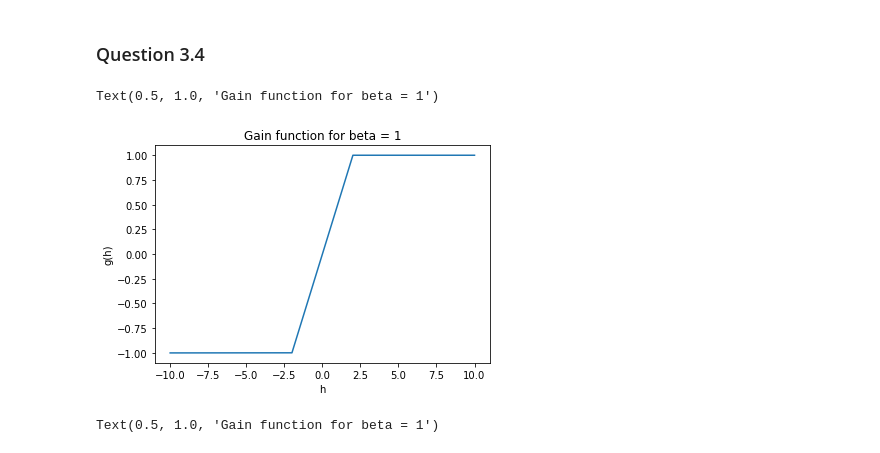
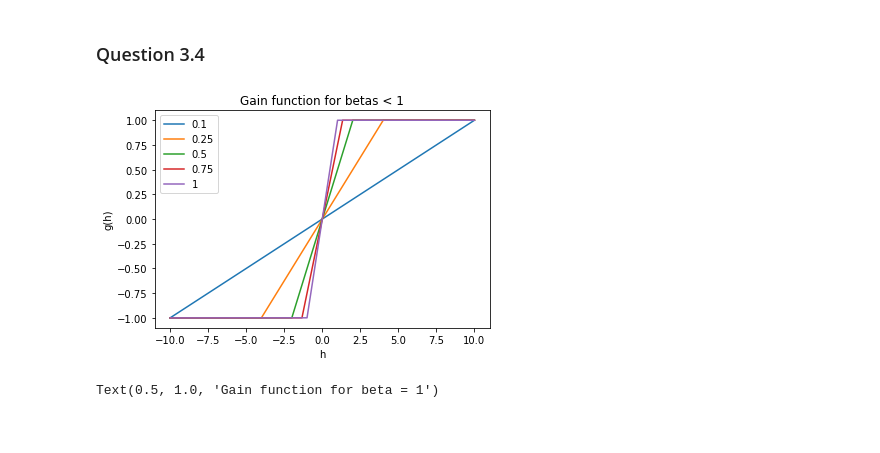
Before and after one commit to lplacidet/BMNN-Project, a Jupyter notebook: BMNN Miniproject.ipynb, the cells around one changed output. Drawn from its saved outputs; the diff is of its cells as text; code cells hidden in the pictures.

```diff
--- a/BMNN Miniproject.ipynb
+++ b/BMNN Miniproject.ipynb
@@ -415,22 +416,23 @@ plt.title('Capacity as a function of Beta')
 # %% [markdown]
 ### Question 3.4
 # %%
-beta = 0.5
-y_values = []
+small_betas = [0.1,0.25,0.5,0.75,1]
+plt.figure()
 
-for t in t_range:
-    y = g(t, beta)
-    y_values.append(y)
+for beta in small_betas:
+    y_values = []
+    for t in t_range:
+        y = g(t, beta)
+        y_values.append(y)
 
-
-plt.figure()
-plt.plot(t_range, y_values)
-plt.xlabel('h')
-plt.ylabel('g(h)')
-plt.title('Gain function for beta = 1')
+    plt.plot(t_range, y_values, label=beta)
+    plt.xlabel('h')
+    plt.ylabel('g(h)')
+plt.legend()
+plt.title('Gain function for betas < 1')
+plt.savefig('question3.4.png')
 # %% [output]
-Text(0.5, 1.0, 'Gain function for beta = 1')
-[figure, old version]
+[figure, new version]
 # %%
 beta = 0.25
 y_values = []
```
Also changed, not shown: parts of 4 cells of this notebook.
